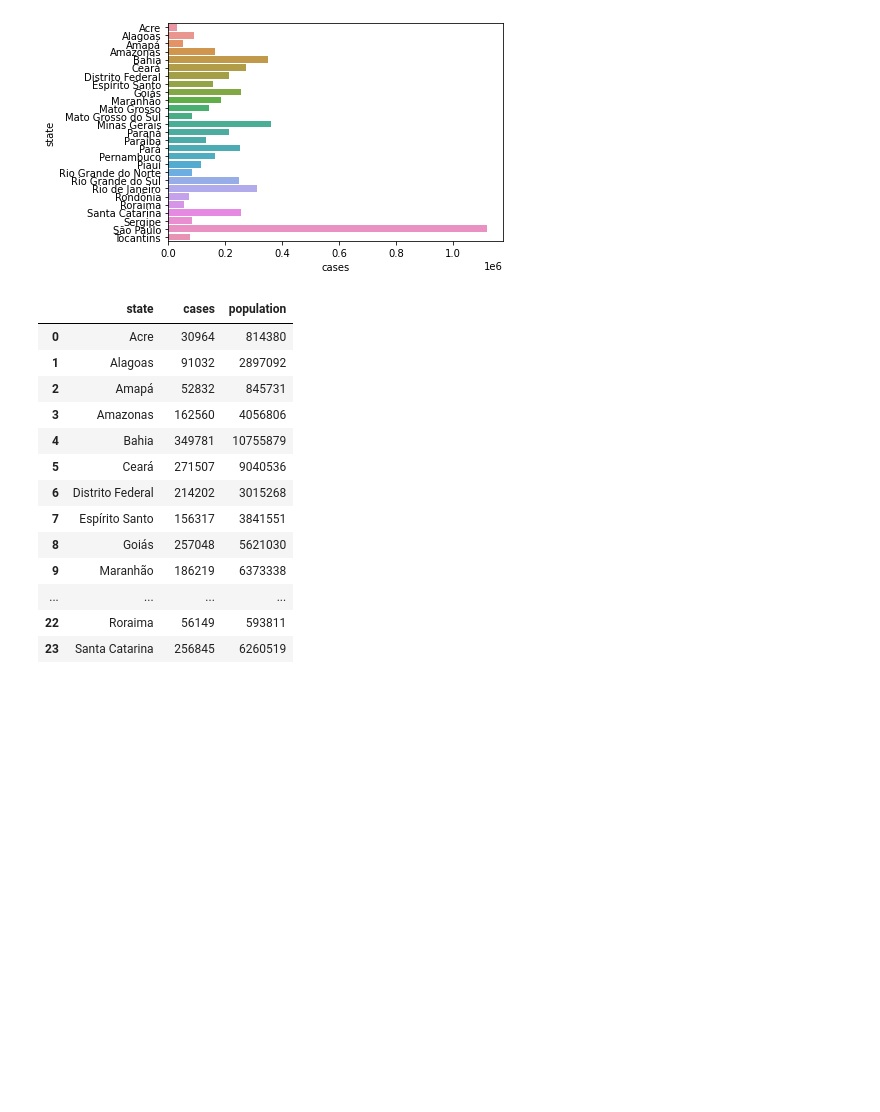
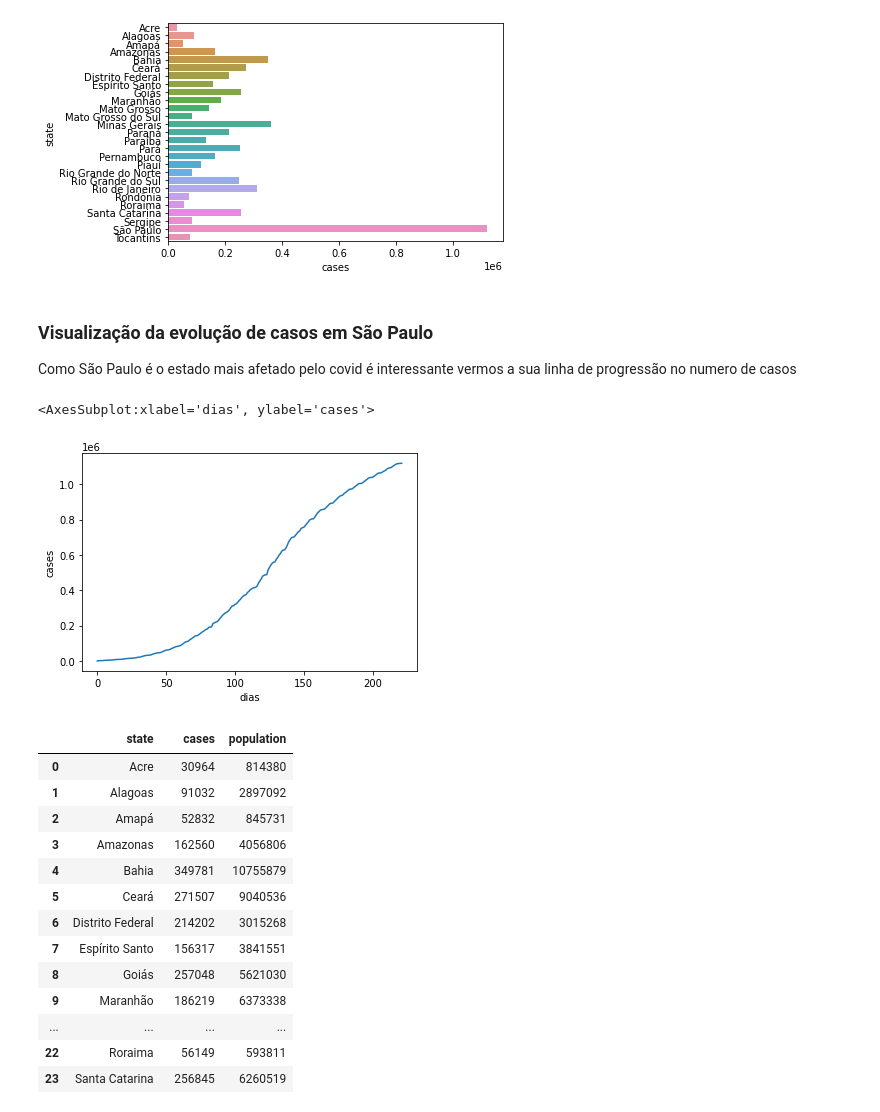
Before and after one commit to Thomasr-02/COVID-DataAnalysis, a Jupyter notebook: dataAnalysis.ipynb, the cells around one changed output. Drawn from its saved outputs; the diff is of its cells as text; code cells hidden in the pictures; blank space fills up the shorter version.

Commit message:
Evolucao do numero de casos em sp

```diff
--- a/dataAnalysis.ipynb
+++ b/dataAnalysis.ipynb
@@ -115,6 +115,17 @@ sns.barplot(data=casos_estados,x="cases",y="state")
 # %% [output]
 <AxesSubplot:xlabel='cases', ylabel='state'>
 [figure]
+# %% [markdown]
+### Visualização da evolução de casos em São Paulo
+Como São Paulo é o estado mais afetado pelo covid é interessante vermos a sua linha de progressão no numero de casos
+# %%
+covid19_saopaulo = covid19_data_br.loc[covid19_data_br["state"] == "São Paulo"]
+covid19_saopaulo = covid19_saopaulo.groupby(["date"])["cases"].sum().reset_index()
+covid19_saopaulo["dias"] = covid19_saopaulo.index
+sns.lineplot(data=covid19_saopaulo, x="dias", y="cases")
+# %% [output]
+<AxesSubplot:xlabel='dias', ylabel='cases'>
+[figure, added]
 # %%
 populacao_estado = br_population.groupby(["state"])["population"].sum().reset_index()
 populacao_estado.index = populacao_estado["state"]
```
Also changed, not shown: parts of 1 cell of this notebook.
